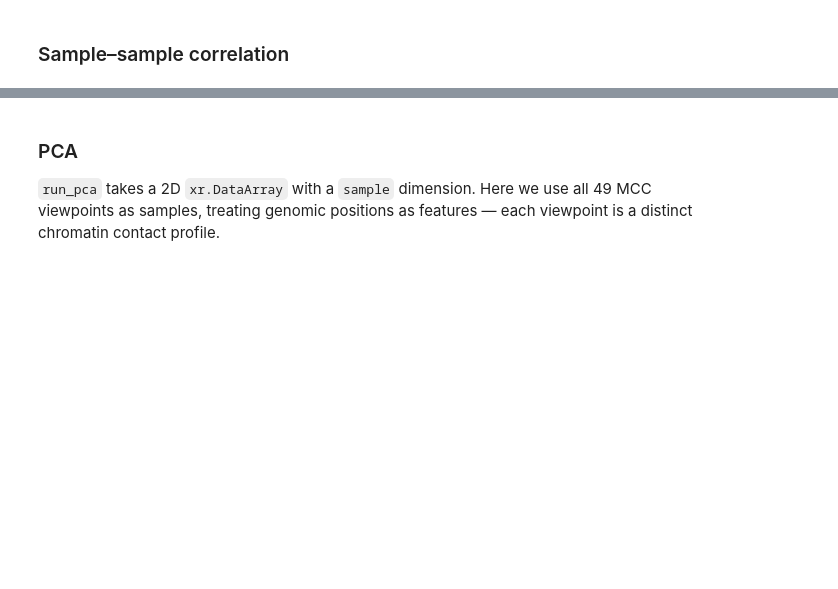
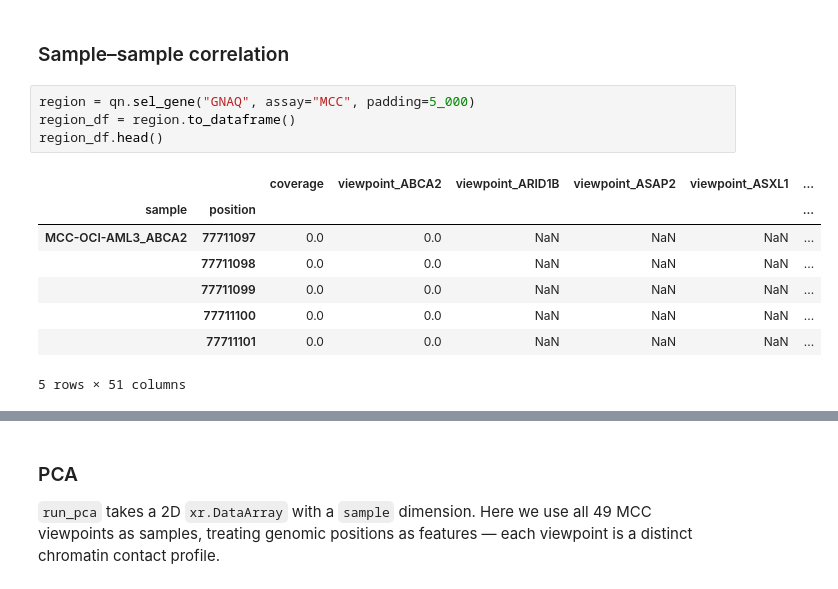
Before and after one commit to Milne-Group/QuantNado, a Jupyter notebook: profiling.ipynb, the cells around one changed output, grey strips where cells are left out. Saved outputs shown, nothing was run; the diff lists cells and outputs as text; blank space fills up the shorter version.

```diff
--- a/profiling.ipynb
+++ b/profiling.ipynb
@@ -294,2 +476,15 @@ heatmap(signal_df, log_transform=True, title="ATAC signal — 100 kb windows (ch
 # %% [markdown]
 ### Sample–sample correlation
+# %%
+region = qn.sel_gene("GNAQ", assay="MCC", padding=5_000)
+region_df = region.to_dataframe()
+region_df.head()
+# %% [output]
+|  |  | coverage | viewpoint_ABCA2 | viewpoint_ARID1B | viewpoint_ASAP2 | viewpoint_ASXL1 | ... |
+| sample | position |  |  |  |  |  | ... |
+| MCC-OCI-AML3_ABCA2 | 77711097 | 0.0 | 0.0 | NaN | NaN | NaN | ... |
+|  | 77711098 | 0.0 | 0.0 | NaN | NaN | NaN | ... |
+|  | 77711099 | 0.0 | 0.0 | NaN | NaN | NaN | ... |
+|  | 77711100 | 0.0 | 0.0 | NaN | NaN | NaN | ... |
+|  | 77711101 | 0.0 | 0.0 | NaN | NaN | NaN | ... |
+5 rows × 51 columns
```
Also changed, not shown: parts of 25 cells of this notebook, 9 other files.
